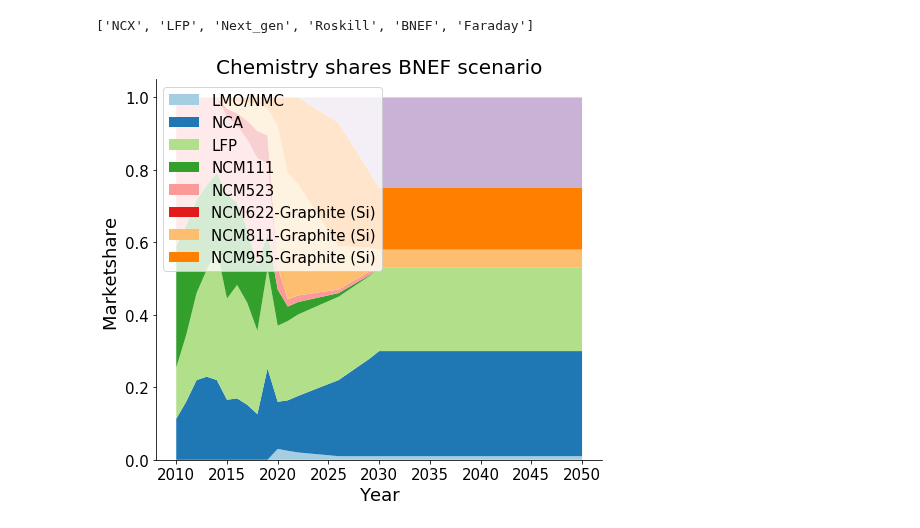
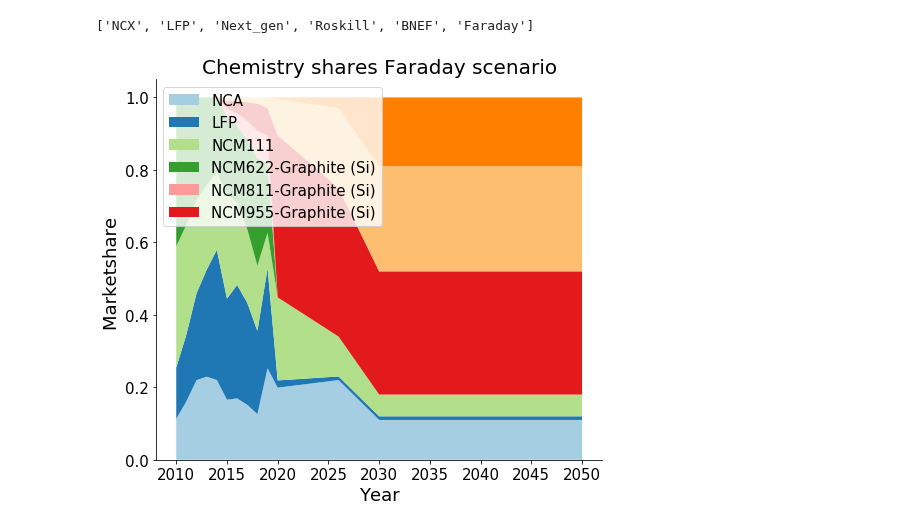
Before and after one commit to fernaag/V2G_in_EU, a Jupyter notebook: data/data_handling_scripts/batteryChemistry.ipynb, the cells around one changed output. Cells and saved outputs as stored; diff of their text form; code cells hidden in the pictures.

Commit message:
Added some visualizations

```diff
--- a/data/data_handling_scripts/batteryChemistry.ipynb
+++ b/data/data_handling_scripts/batteryChemistry.ipynb
@@ -221,7 +221,7 @@ chem2.head()
 # %% [markdown]
 ## Adding Roskill chemistry mix for EU
 # %%
-roskill = pd.read_excel('/Users/fernaag/Box/BATMAN/Data/Database/data/01_raw_data/batteryChemistry_EU_Roskill/batteryChemistry_EU_Roskill.xlsx', sheet_name='Treated data')
+roskill = pd.read_excel('/Users/fernaag/Library/CloudStorage/Box-Box/BATMAN/Data/Database/data/01_raw_data/batteryChemistry_EU_Roskill/batteryChemistry_EU_Roskill.xlsx', sheet_name='Treated data')
 # %%
 # Add empty values for the desired years
 years = np.arange(2010,2051).astype(int)
@@ -327,22 +327,22 @@ IndexTable.Classification[IndexTable.index.get_loc('Chemistry_Scenarios')].Items
 # %%
 from cycler import cycler
 import seaborn as sns
 r=3
 custom_cycler = cycler(color=sns.color_palette('Paired', 20)) #'Set2', 'Paired', 'YlGnBu'
 fig, ax = plt.subplots(figsize=(8,7)) ### The legend is wrong
-s = 4
+s = 5
 ax.set_prop_cycle(custom_cycler)
 ax.stackplot(IndexTable.Classification[IndexTable.index.get_loc('Time')].Items[60:],
         [ChemArray[s,1,i,60:] for i in np.einsum('bt->b', ChemArray[s,1,:60:]).nonzero()[0].tolist()])
 ax.set_ylabel('Marketshare ',fontsize =18)
 right_side = ax.spines["right"]
 right_side.set_visible(False)
 top = ax.spines["top"]
 top.set_visible(False)
 #plt.grid()
 ax.legend([IndexTable.Classification[IndexTable.index.get_loc('Battery_Chemistry')].Items[i] for i in np.einsum('bt->b', ChemArray[s,1,:,70:]).nonzero()[0].tolist()], loc='upper left',prop={'size':15})
 ax.set_title('Chemistry shares {} scenario'.format(IndexTable.Classification[IndexTable.index.get_loc('Chemistry_Scenarios')].Items[s]), fontsize=20)
 ax.set_xlabel('Year',fontsize =18)
 ax.tick_params(axis='both', which='major', labelsize=15)
 # %% [output]
-[figure, old version]
+[figure, new version]
```
Also changed, not shown: 15 other files.
